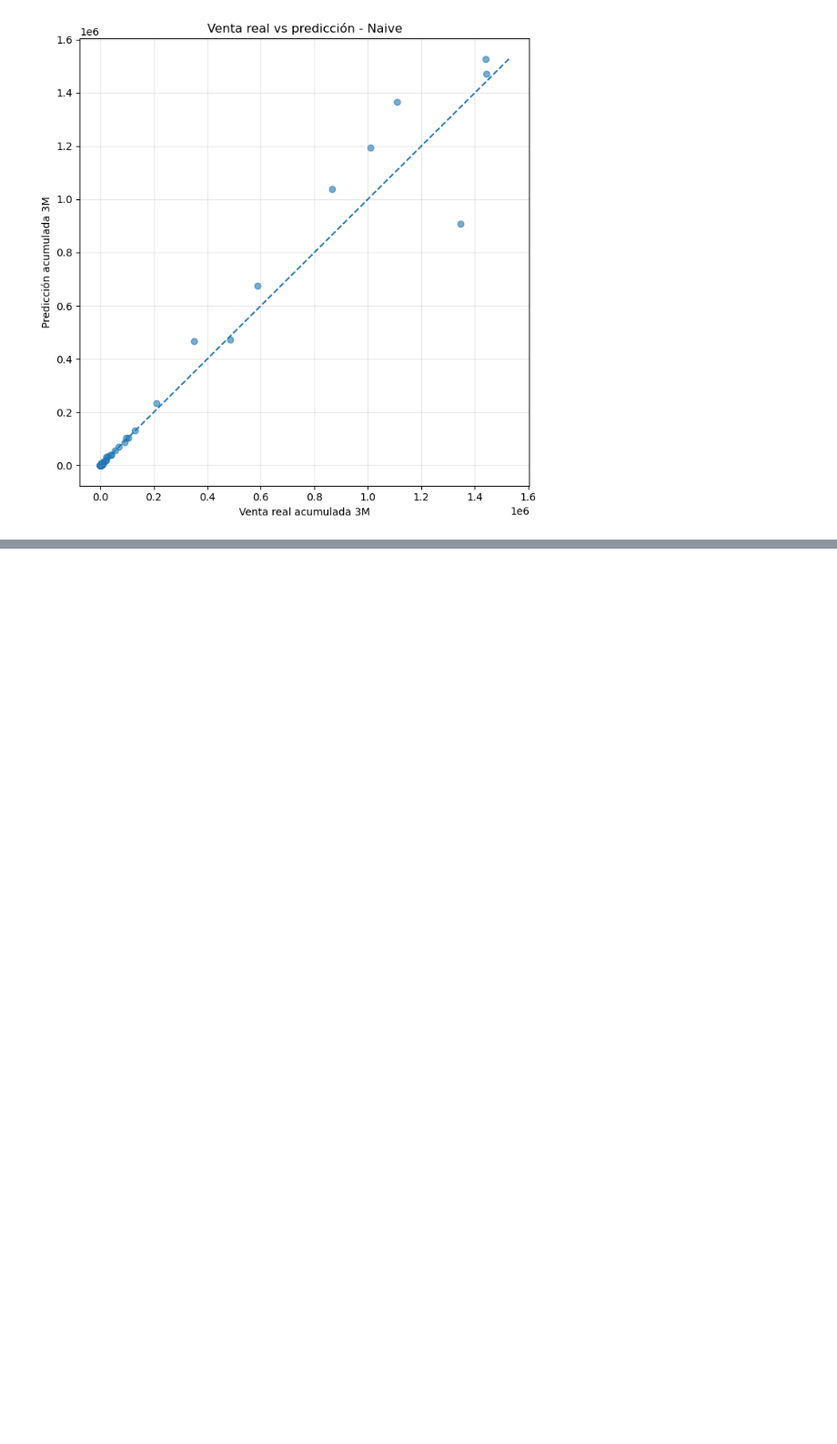
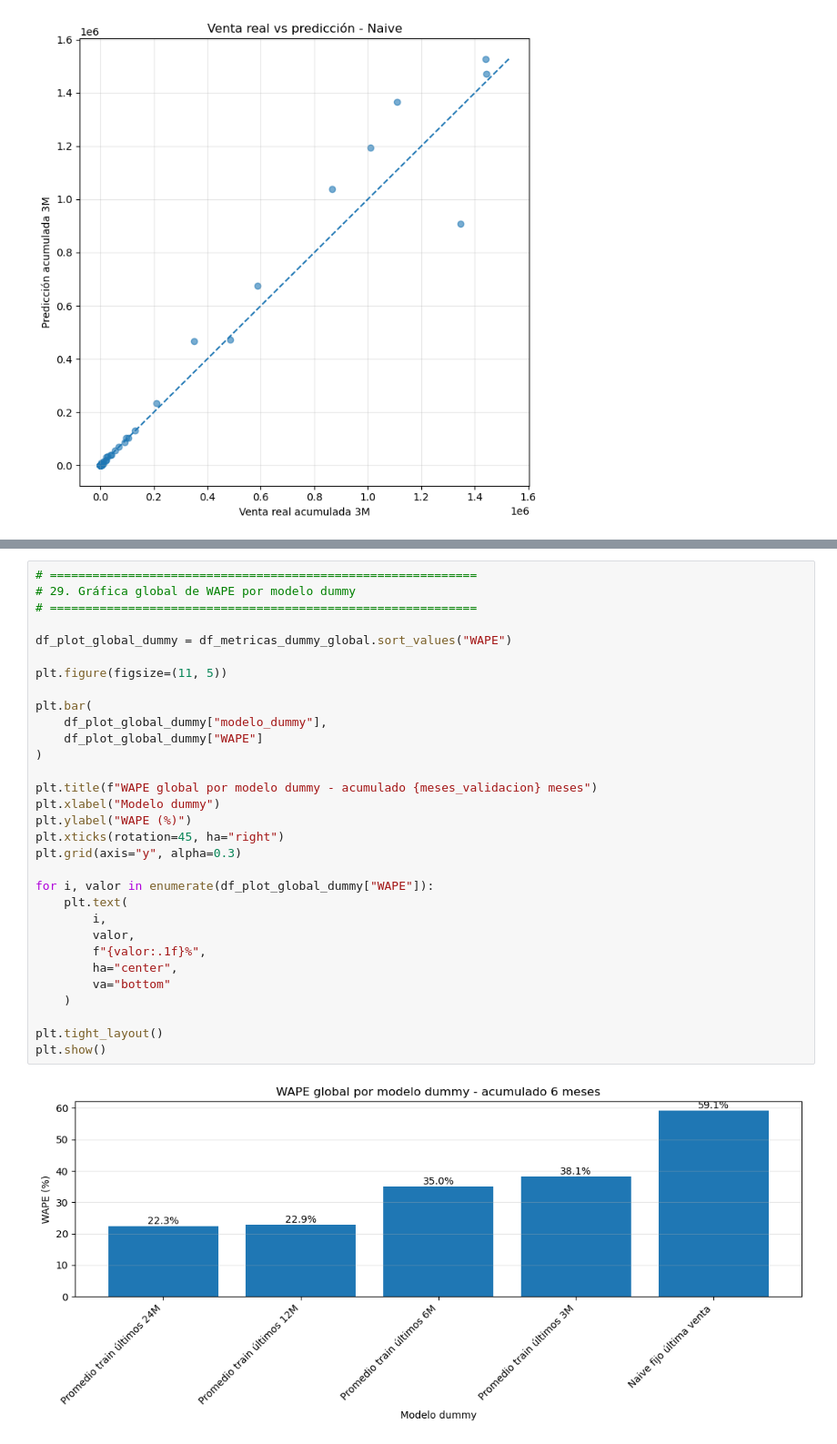
Before and after one commit to choppeb7/Tesis-Master-AI, a Jupyter notebook: 5_Forecast_articulos_clusterizados.ipynb, the cells around one changed output, grey strips where cells are left out. Shown at 91% size. Drawn from its saved outputs; the diff is of its cells as text; blank space fills up the shorter version.

Commit message:
Average dummy models evaluation

```diff
--- a/5_Forecast_articulos_clusterizados.ipynb
+++ b/5_Forecast_articulos_clusterizados.ipynb
@@ -1664,0 +2768,33 @@ plt.show()
+# %%
+# ============================================================
+# 29. Gráfica global de WAPE por modelo dummy
+# ============================================================
+
+df_plot_global_dummy = df_metricas_dummy_global.sort_values("WAPE")
+
+plt.figure(figsize=(11, 5))
+
+plt.bar(
+    df_plot_global_dummy["modelo_dummy"],
+    df_plot_global_dummy["WAPE"]
+)
+
+plt.title(f"WAPE global por modelo dummy - acumulado {meses_validacion} meses")
+plt.xlabel("Modelo dummy")
+plt.ylabel("WAPE (%)")
+plt.xticks(rotation=45, ha="right")
+plt.grid(axis="y", alpha=0.3)
+
+for i, valor in enumerate(df_plot_global_dummy["WAPE"]):
+    plt.text(
+        i,
+        valor,
+        f"{valor:.1f}%",
+        ha="center",
+        va="bottom"
+    )
+
+plt.tight_layout()
+plt.show()
+# %% [output]
+[figure, added]
```
Also changed, not shown: parts of 26 cells of this notebook, 1 other file.
